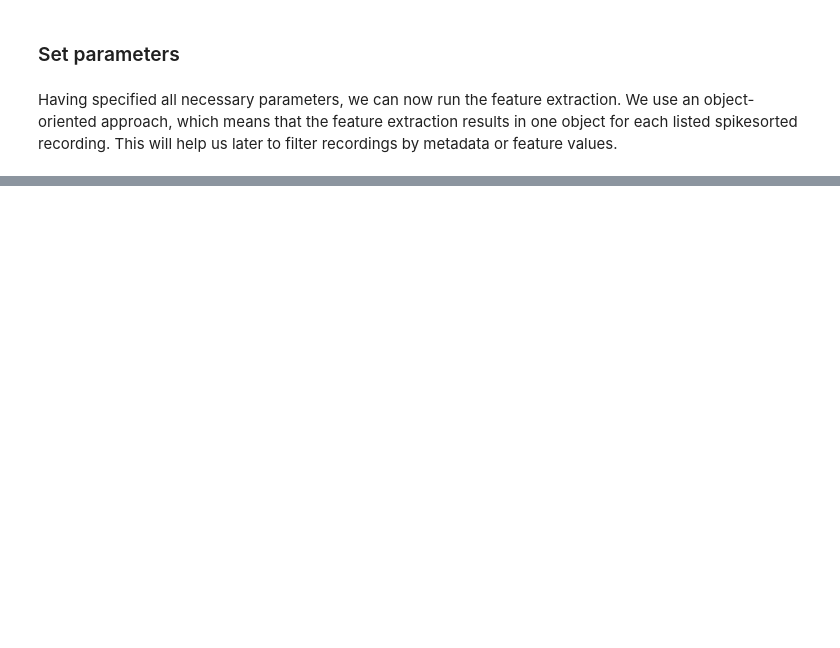
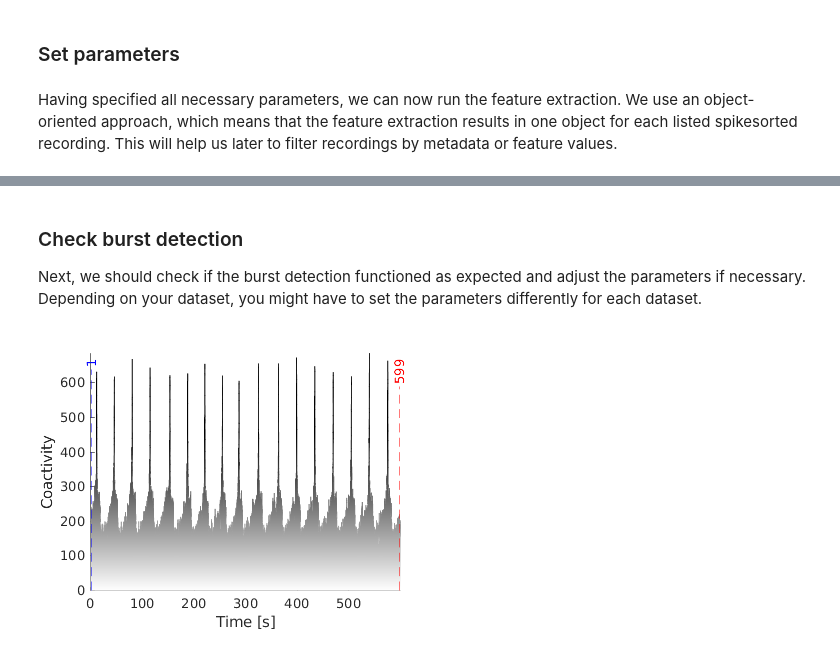
Before and after one commit to hornauerp/EphysDopa, a Jupyter notebook: Notebooks/feature_extraction.ipynb, the cells around one changed output, grey strips where cells are left out. Drawn from its saved outputs; the diff is of its cells as text; code cells hidden in the pictures; blank space fills up the shorter version.

```diff
--- a/Notebooks/feature_extraction.ipynb
+++ b/Notebooks/feature_extraction.ipynb
@@ -33,0 +68,8 @@ In WholeNetwork (line 82)
+# %% [markdown]
+### Check burst detection
+Next, we should check if the burst detection functioned as expected and adjust the parameters if necessary. Depending on your dataset, you might have to set the parameters differently for each dataset.
+# %%
+burst_ids = 1:10; %We check the first 10 bursts
+figure;nw.plotCoactivity(params.Bursts.binning, burst_ids);
+# %% [output]
+[figure, added]
```
Also changed, not shown: parts of 31 cells of this notebook, 2 other files.
